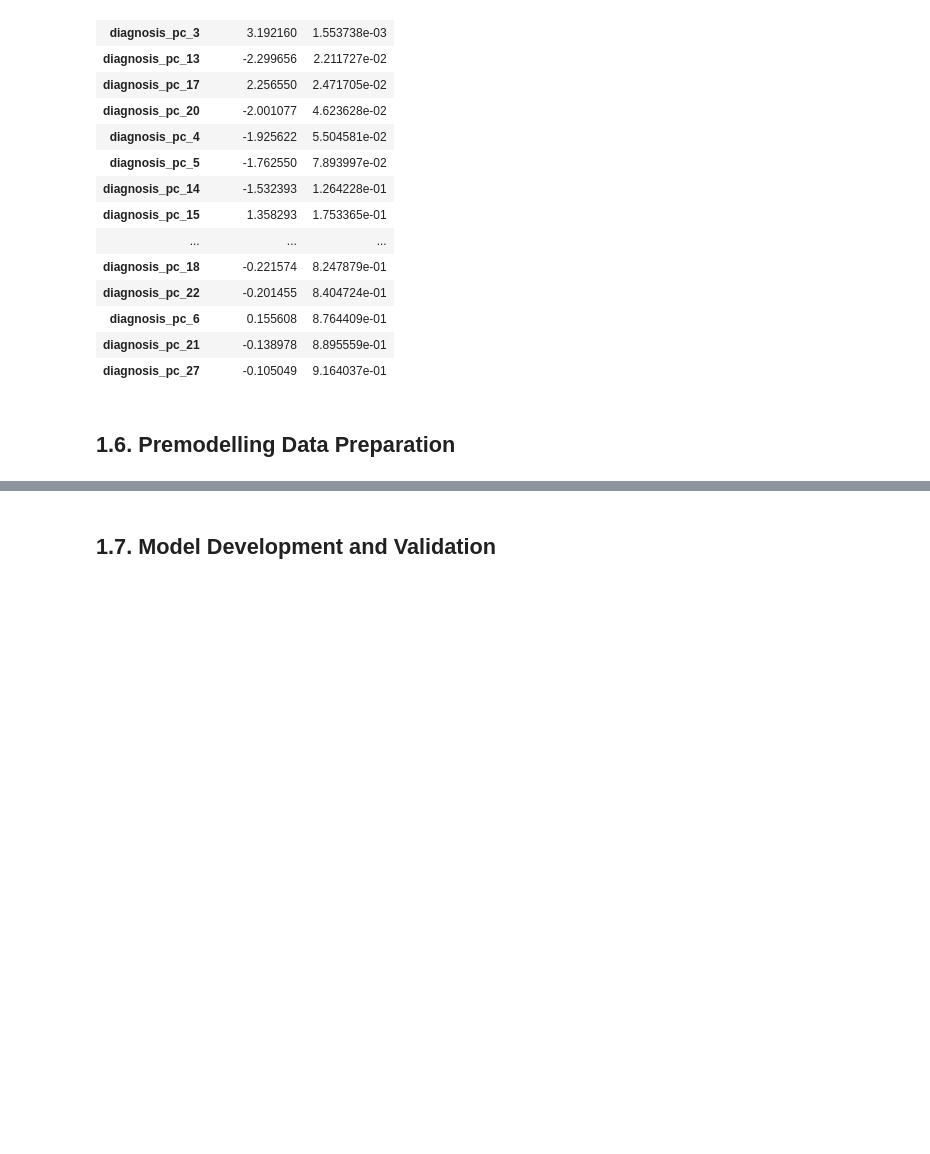
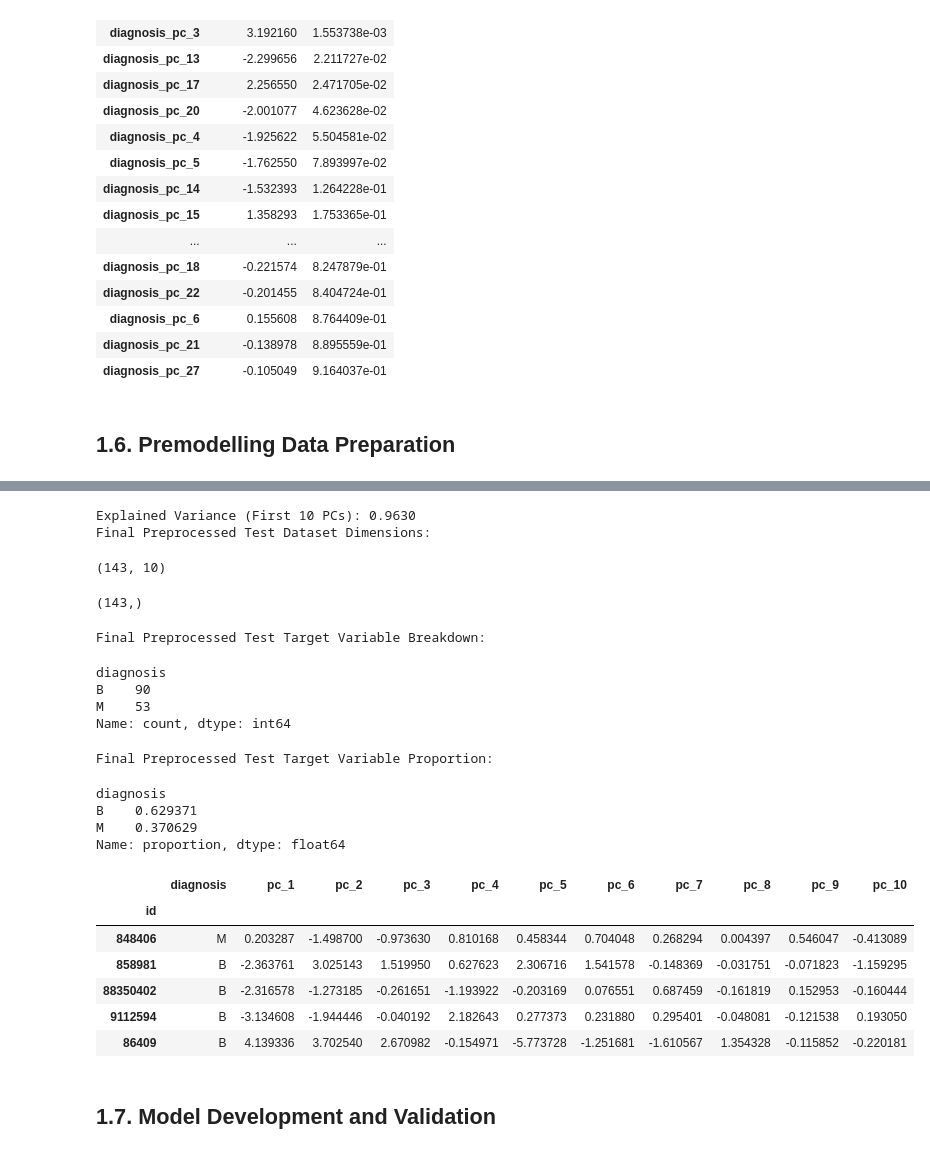
Before and after one commit to JohnPaulinePineda/Portfolio_Project_63, a Jupyter notebook: codes/DetectingAndAnalyzingMachineLearningModelDriftUsingOpenSourceMonitoringTools.ipynb, the cells around one changed output, grey strips where cells are left out. Saved outputs shown, nothing was run; the diff lists cells and outputs as text; code cells hidden in the pictures; blank space fills up the shorter version.

```diff
--- a/codes/DetectingAndAnalyzingMachineLearningModelDriftUsingOpenSourceMonitoringTools.ipynb
+++ b/codes/DetectingAndAnalyzingMachineLearningModelDriftUsingOpenSourceMonitoringTools.ipynb
@@ -1656,3 +1840,44 @@ display(breast_cancer_train_pcs_numeric_hypothesistesting_summary.sort_values(by
+# %%
+##################################
+# Applying the preprocessing pipeline
+# to the test data
+##################################
+breast_cancer_preprocessed_test = preprocess_dataset(breast_cancer_test, breast_cancer_test, 10, 987654321)
+X_preprocessed_test = breast_cancer_preprocessed_test.drop('diagnosis', axis = 1)
+y_preprocessed_test = breast_cancer_preprocessed_test['diagnosis']
+breast_cancer_preprocessed_test.to_csv(os.path.join("..", DATASETS_PREPROCESSED_TEST_PATH, "breast_cancer_preprocessed_test.csv"), index=False)
+X_preprocessed_test.to_csv(os.path.join("..", DATASETS_PREPROCESSED_TEST_FEATURES_PATH, "X_preprocessed_test.csv"), index=False)
+y_preprocessed_test.to_csv(os.path.join("..", DATASETS_PREPROCESSED_TEST_TARGET_PATH, "y_preprocessed_test.csv"), index=False)
+print('Final Preprocessed Test Dataset Dimensions: ')
+display(X_preprocessed_test.shape)
+display(y_preprocessed_test.shape)
+print('Final Preprocessed Test Target Variable Breakdown: ')
+display(y_preprocessed_test.value_counts())
+print('Final Preprocessed Test Target Variable Proportion: ')
+display(y_preprocessed_test.value_counts(normalize = True))
+breast_cancer_preprocessed_test.head()
+# %% [output]
+Explained Variance (First 10 PCs): 0.9630
+Final Preprocessed Test Dataset Dimensions:
+(143, 10)
+(143,)
+Final Preprocessed Test Target Variable Breakdown:
+diagnosis
+B    90
+M    53
+Name: count, dtype: int64
+Final Preprocessed Test Target Variable Proportion:
+diagnosis
+B    0.629371
+M    0.370629
+Name: proportion, dtype: float64
+|  | diagnosis | pc_1 | pc_2 | pc_3 | pc_4 | pc_5 | pc_6 | pc_7 | pc_8 | pc_9 | pc_10 |
+| id |  |  |  |  |  |  |  |  |  |  |  |
+| 848406 | M | 0.203287 | -1.498700 | -0.973630 | 0.810168 | 0.458344 | 0.704048 | 0.268294 | 0.004397 | 0.546047 | -0.413089 |
+| 858981 | B | -2.363761 | 3.025143 | 1.519950 | 0.627623 | 2.306716 | 1.541578 | -0.148369 | -0.031751 | -0.071823 | -1.159295 |
+| 88350402 | B | -2.316578 | -1.273185 | -0.261651 | -1.193922 | -0.203169 | 0.076551 | 0.687459 | -0.161819 | 0.152953 | -0.160444 |
+| 9112594 | B | -3.134608 | -1.944446 | -0.040192 | 2.182643 | 0.277373 | 0.231880 | 0.295401 | -0.048081 | -0.121538 | 0.193050 |
+| 86409 | B | 4.139336 | 3.702540 | 2.670982 | -0.154971 | -5.773728 | -1.251681 | -1.610567 | 1.354328 | -0.115852 | -0.220181 |
 # %% [markdown]
 ## 1.7. Model Development and Validation <a class="anchor" id="1.7"></a>
 # %% [markdown]
```
Also changed, not shown: parts of 6 cells of this notebook, 7 other files.
